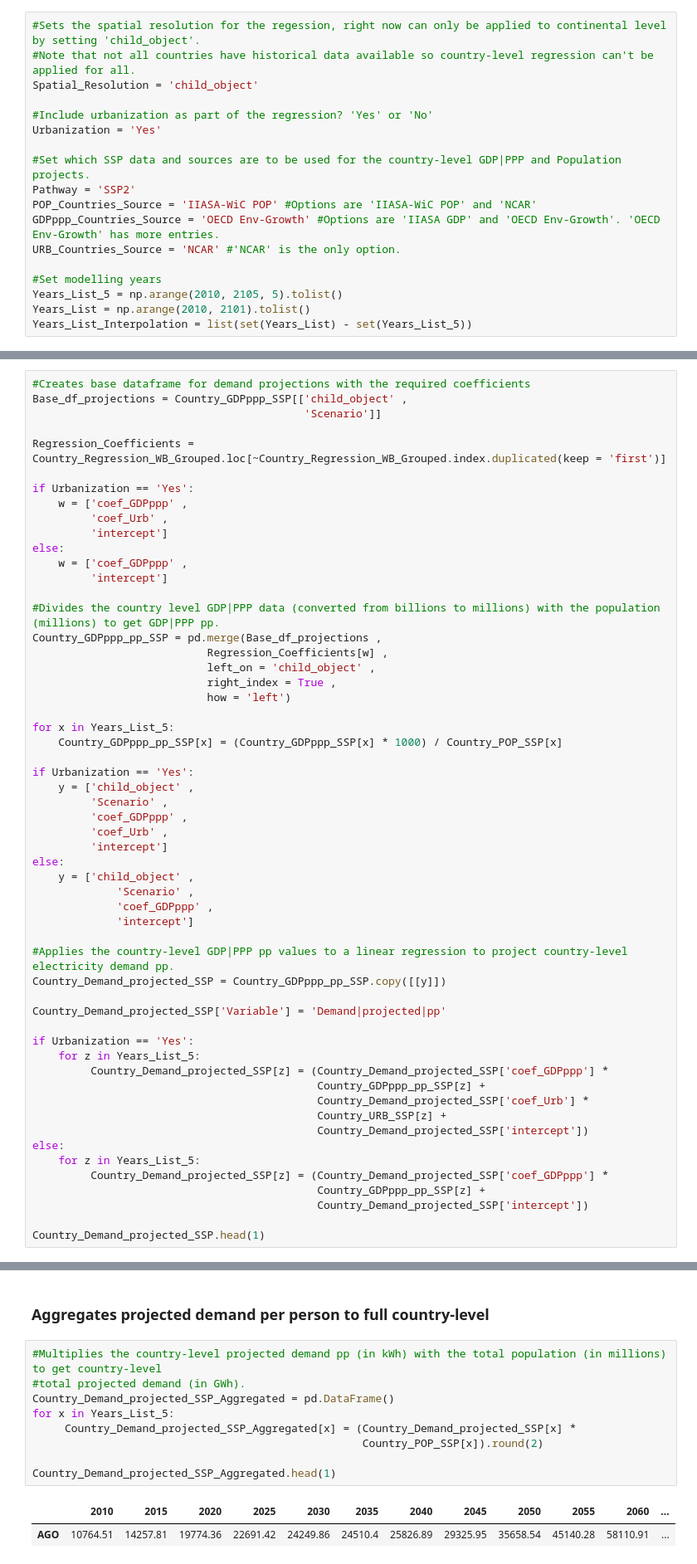
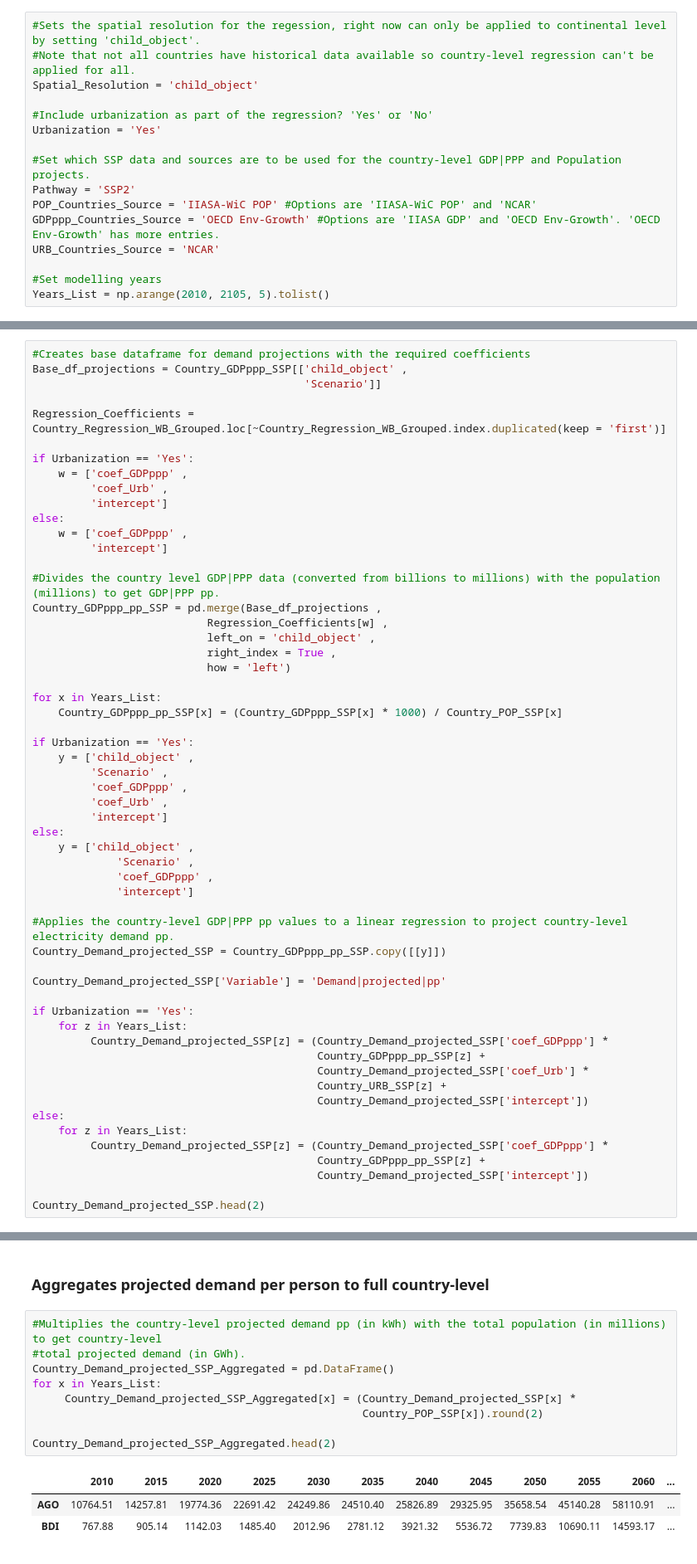
Before and after one commit to OSeMOSYS/osemosys_global, a Jupyter notebook: OPG_demand_projection.ipynb, the cells around one changed output, grey strips where cells are left out. Shown at 83% size. Saved outputs shown, nothing was run; the diff lists cells and outputs as text.

```diff
--- a/OPG_demand_projection.ipynb
+++ b/OPG_demand_projection.ipynb
@@ -57,12 +75,10 @@ Urbanization = 'Yes'
 Pathway = 'SSP2'
 POP_Countries_Source = 'IIASA-WiC POP' #Options are 'IIASA-WiC POP' and 'NCAR'
 GDPppp_Countries_Source = 'OECD Env-Growth' #Options are 'IIASA GDP' and 'OECD Env-Growth'. 'OECD Env-Growth' has more entries.
-URB_Countries_Source = 'NCAR' #'NCAR' is the only option.
+URB_Countries_Source = 'NCAR'
 
 #Set modelling years
-Years_List_5 = np.arange(2010, 2105, 5).tolist()
-Years_List = np.arange(2010, 2101).tolist()
-Years_List_Interpolation = list(set(Years_List) - set(Years_List_5))
+Years_List = np.arange(2010, 2105, 5).tolist()
 # %%
 Spatial_Mapping = Import_memberships.copy()
 Spatial_Mapping = Spatial_Mapping[Spatial_Mapping['collection'].str.contains('Region')]
@@ -512,7 +422,7 @@ Country_GDPppp_pp_SSP = pd.merge(Base_df_projections ,
                            right_index = True ,
                            how = 'left')
 
-for x in Years_List_5:
+for x in Years_List:
     Country_GDPppp_pp_SSP[x] = (Country_GDPppp_SSP[x] * 1000) / Country_POP_SSP[x]
 
 if Urbanization == 'Yes':
@@ -533,18 +443,18 @@ Country_Demand_projected_SSP = Country_GDPppp_pp_SSP.copy([[y]])
 Country_Demand_projected_SSP['Variable'] = 'Demand|projected|pp'
 
 if Urbanization == 'Yes':
-    for z in Years_List_5:
+    for z in Years_List:
          Country_Demand_projected_SSP[z] = (Country_Demand_projected_SSP['coef_GDPppp'] *
                                             Country_GDPppp_pp_SSP[z] +
                                             Country_Demand_projected_SSP['coef_Urb'] *
                                             Country_URB_SSP[z] +
                                             Country_Demand_projected_SSP['intercept'])
 else:
-    for z in Years_List_5:
+    for z in Years_List:
          Country_Demand_projected_SSP[z] = (Country_Demand_projected_SSP['coef_GDPppp'] *
                                             Country_GDPppp_pp_SSP[z] +
                                             Country_Demand_projected_SSP['intercept'])
 
-Country_Demand_projected_SSP.head(1)
+Country_Demand_projected_SSP.head(2)
 # %% [output]
 |  | child_object | Scenario | coef_GDPppp | coef_Urb | intercept | 2010 | 2015 | 2020 | 2025 | 2030 | ... |
@@ -599,15 +510,16 @@ for a in Spatial_Mapping_Country['child_object'].unique():
 # %%
 #Multiplies the country-level projected demand pp (in kWh) with the total population (in millions) to get country-level
 #total projected demand (in GWh).
 Country_Demand_projected_SSP_Aggregated = pd.DataFrame()
-for x in Years_List_5:
+for x in Years_List:
      Country_Demand_projected_SSP_Aggregated[x] = (Country_Demand_projected_SSP[x] *
                                                    Country_POP_SSP[x]).round(2)
 
-Country_Demand_projected_SSP_Aggregated.head(1)
+Country_Demand_projected_SSP_Aggregated.head(2)
 # %% [output]
 |  | 2010 | 2015 | 2020 | 2025 | 2030 | 2035 | 2040 | 2045 | 2050 | 2055 | 2060 | ... |
-| AGO | 10764.51 | 14257.81 | 19774.36 | 22691.42 | 24249.86 | 24510.4 | 25826.89 | 29325.95 | 35658.54 | 45140.28 | 58110.91 | ... |
+| AGO | 10764.51 | 14257.81 | 19774.36 | 22691.42 | 24249.86 | 24510.40 | 25826.89 | 29325.95 | 35658.54 | 45140.28 | 58110.91 | ... |
+| BDI | 767.88 | 905.14 | 1142.03 | 1485.40 | 2012.96 | 2781.12 | 3921.32 | 5536.72 | 7739.83 | 10690.11 | 14593.17 | ... |
 # %% [markdown]
 ### Adds transmission and distribution losses to country-level demand
 Explicit modelling of domestic transmission and distribution is not incorporated in PLEXOS-World. Country-level T&D losses per 5-year interval are added to the projected electricity demand based on Sadovskaia et al., 2019; https://doi.org/10.1016/j.ijepes.2018.11.012. Study includes data for up till 2050. 5-year intervals after that are manually added (Maarten Brinkerink) and values kept equal compared to 2050.
```
Also changed, not shown: parts of 23 cells of this notebook, 1 other file.
